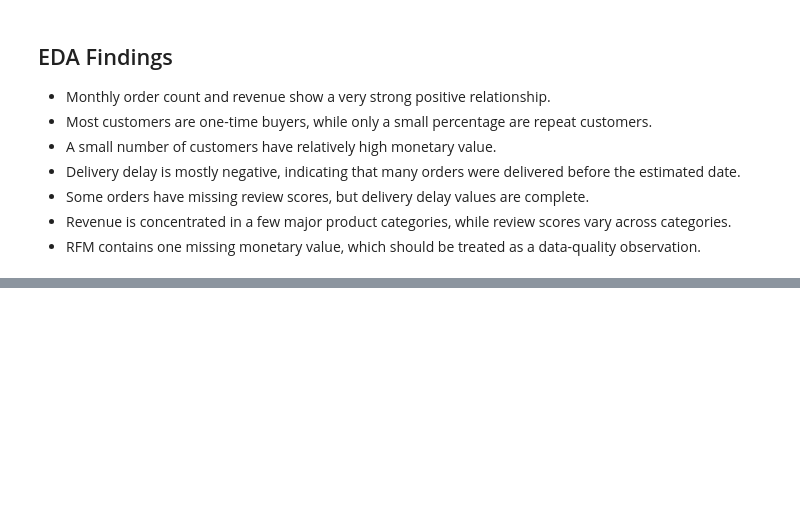
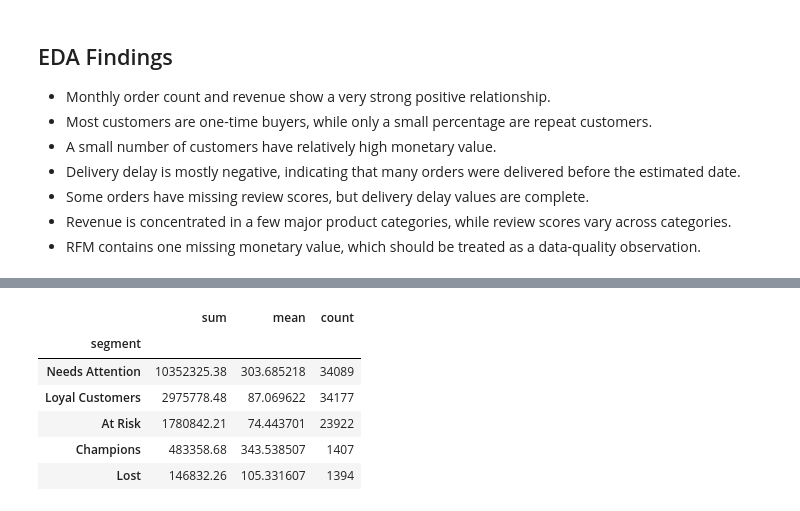
Before and after one commit to maniprabha20/OrderMetrics360, a Jupyter notebook: Untitled1.ipynb, the cells around one changed output, grey strips where cells are left out. Saved outputs shown, nothing was run; the diff lists cells and outputs as text; code cells hidden in the pictures; blank space fills up the shorter version.

```diff
--- a/Untitled1.ipynb
+++ b/Untitled1.ipynb
@@ -509,0 +615,12 @@ SyntaxError: invalid syntax (104274814.py, line 3)
+# %%
+rfm_scored.groupby('segment')['monetary'].agg(
+    ['sum', 'mean', 'count']
+).sort_values('sum', ascending=False)
+# %% [output]
+|  | sum | mean | count |
+| segment |  |  |  |
+| Needs Attention | 10352325.38 | 303.685218 | 34089 |
+| Loyal Customers | 2975778.48 | 87.069622 | 34177 |
+| At Risk | 1780842.21 | 74.443701 | 23922 |
+| Champions | 483358.68 | 343.538507 | 1407 |
+| Lost | 146832.26 | 105.331607 | 1394 |
```
Also changed, not shown: parts of 9 cells of this notebook, 1 other file.
